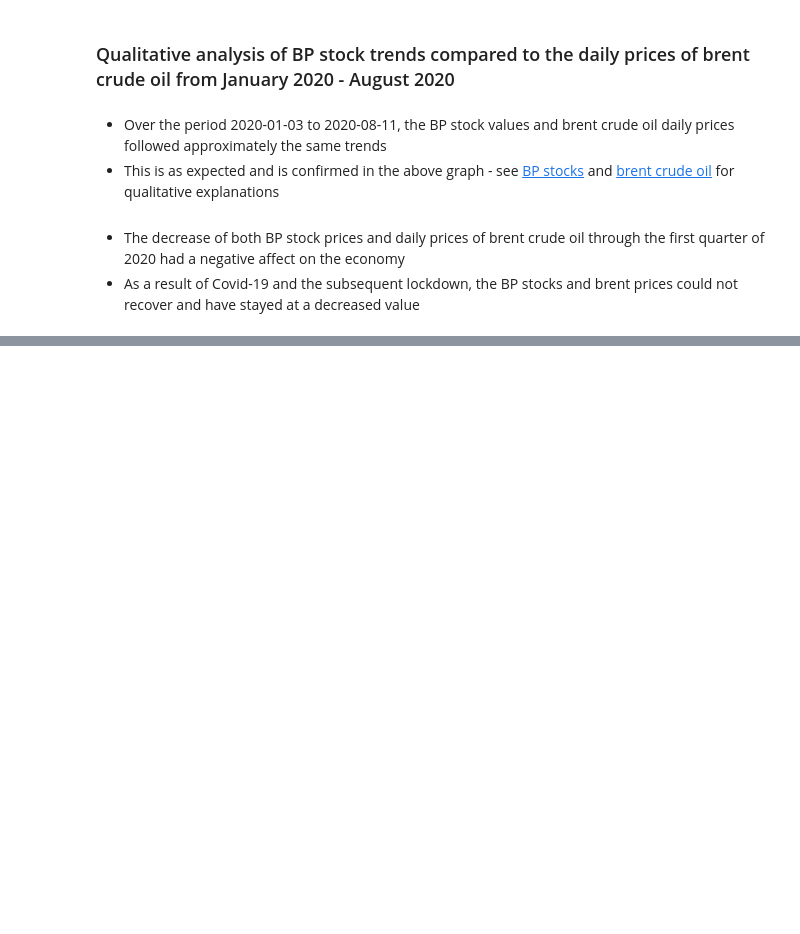
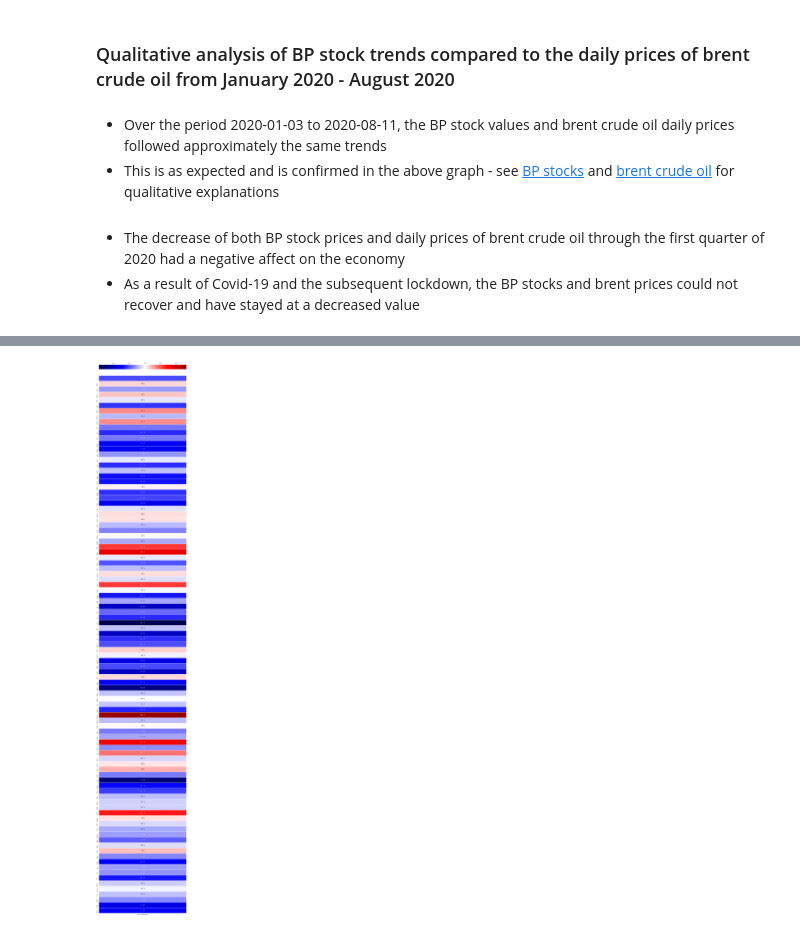
Before and after one commit to abbielms/Big_Data_Challenge_2020, a Jupyter notebook: Big_Data_Challenge_2020.ipynb, the cells around one changed output, grey strips where cells are left out. Saved outputs shown, nothing was run; the diff lists cells and outputs as text; code cells hidden in the pictures; blank space fills up the shorter version.

Commit message:
Add heatmap of stocks

```diff
--- a/Big_Data_Challenge_2020.ipynb
+++ b/Big_Data_Challenge_2020.ipynb
@@ -702,0 +744,2 @@ Text(0.5, 1.0, 'BP Stock Values Compared to Brent Crude Oil Daily Prices from\n
+# %%
+stocks_2020_pre_lockdown_means = col_mean(stocks_2020_pre_lockdown)
@@ -702,0 +764,3 @@ Text(0.5, 1.0, 'BP Stock Values Compared to Brent Crude Oil Daily Prices from\n
+# %%
+stocks_2020_post_lockdown = stocks_clean[stocks_clean.index >= '2020-03-23'].drop('^FTSE', axis=1)
+stocks_2020_post_lockdown
@@ -702,0 +782,2 @@ Text(0.5, 1.0, 'BP Stock Values Compared to Brent Crude Oil Daily Prices from\n
+# %%
+stocks_2020_post_lockdown_means = col_mean(stocks_2020_post_lockdown)
@@ -702,0 +822,10 @@ Text(0.5, 1.0, 'BP Stock Values Compared to Brent Crude Oil Daily Prices from\n
+# %%
+stocks_2020_lockdown_means_perc_diff = []
+
+for mean1, mean2 in zip(stocks_2020_pre_lockdown_means, stocks_2020_post_lockdown_means):
+    mean_diff = mean2 - mean1
+    mean_perc_diff = (mean_diff / mean1) * 100
+    stocks_2020_lockdown_means_perc_diff.append(mean_perc_diff)
+
+stocks_2020_lockdown_means_diff_df = pd.DataFrame(stocks_2020_lockdown_means_perc_diff, index=stocks_2020_post_lockdown.columns, columns=['Mean % Difference'])
+stocks_2020_lockdown_means_diff_df.head()
@@ -702,0 +839,13 @@ Text(0.5, 1.0, 'BP Stock Values Compared to Brent Crude Oil Daily Prices from\n
+# %%
+fig, ax = plt.subplots(figsize=(16,120))
+
+ax0 = sns.heatmap(stocks_2020_lockdown_means_diff_df, center=0, cmap='seismic', annot=True, fmt='.1f', linewidths=1.0, cbar_kws = dict(use_gridspec=False, location="top", pad=0.01), ax=ax)
+
+cbar = ax0.collections[0].colorbar
+cbar.set_ticks([-60, -40, -20, 0, 20, 40, 60])
+cbar.set_ticklabels(['-60%', '-40%', '-20%', '0%', '20%', '40%', '60%'])
+
+for t in ax.texts: t.set_text(t.get_text() + " %")
+plt.show()
+# %% [output]
+[figure, added]
```
Also changed, not shown: parts of 7 cells of this notebook.
